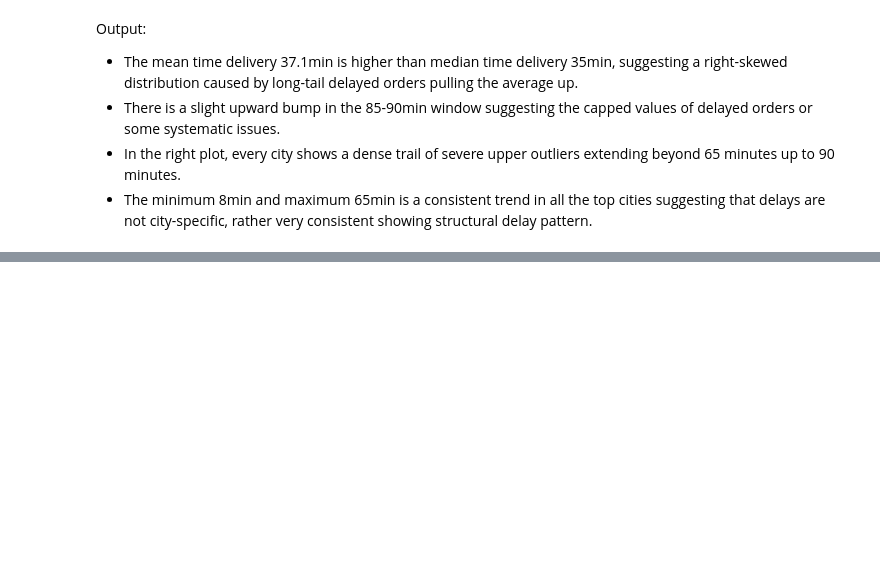
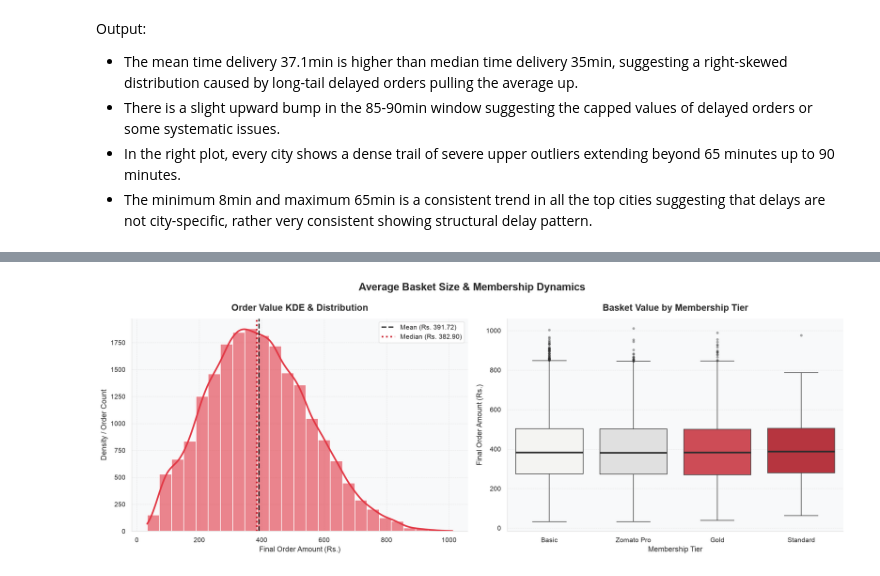
Before and after one commit to priyankavasavada/Zomato_Business_Intelligence_Project, a Jupyter notebook: notebooks/02_eda.ipynb, the cells around one changed output, grey strips where cells are left out. Cells and saved outputs as stored; diff of their text form; code cells hidden in the pictures; blank space fills up the shorter version.

Commit message:
Performed EDA on Membership Dynamics and Customer Retention & Repeat Purchase Share

```diff
--- a/notebooks/02_eda.ipynb
+++ b/notebooks/02_eda.ipynb
@@ -688,0 +700,19 @@ Output:
+# %%
+
+# Fallback default if Membership is unassigned
+orders_cm['Membership'] = orders_cm['Membership'].fillna('Standard')
+
+# 2. Join Order Items to aggregate Item Count per Order (Basket Size)
+if 'OrderID' in order_items.columns:
+    basket_counts = (
+        order_items.groupby('OrderID')
+        .size()
+        .reset_index(name='ItemsPerOrder')
+    )
+    orders_cm = orders_cm.merge(basket_counts, on='OrderID', how='left')
+    orders_cm['ItemsPerOrder'] = orders_cm['ItemsPerOrder'].fillna(1).astype(int)
+
+# 3. Extract Tier Order by Frequency (Basic, Gold, Zomato Pro, Standard)
+tier_order = (
+    orders_cm['Membership'].value_counts().index.tolist()
+)
@@ -688,0 +744,71 @@ Output:
+# %%
+fig, axes = plt.subplots(1, 2, figsize=(16, 6))
+fig.suptitle("Average Basket Size & Membership Dynamics")
+
+sns.histplot(
+    data=orders_cm,
+    x='FinalAmount',
+    kde=True,
+    bins=25,
+    color=ZOMATO_RED,
+    line_kws={'linewidth': 2.5, 'color': ZOMATO_DARK_RED},
+    alpha=0.6,
+    ax=axes[0],
+)
+
+mean_aov = orders_cm['FinalAmount'].mean()
+median_aov = orders_cm['FinalAmount'].median()
+
+axes[0].axvline(
+    mean_aov,
+    color=CHARCOAL,
+    linestyle='--',
+    linewidth=2,
+    label=f'Mean (Rs. {mean_aov:,.2f})',
+)
+axes[0].axvline(
+    median_aov,
+    color=ZOMATO_DARK_RED,
+    linestyle=':',
+    linewidth=2.5,
+    label=f'Median (Rs. {median_aov:,.2f})',
+)
+
+axes[0].set_title(
+    'Order Value KDE & Distribution',
+    fontweight='bold',
+    color=CHARCOAL,
+)
+axes[0].set_xlabel('Final Order Amount (Rs.)')
+axes[0].set_ylabel('Density / Order Count')
+axes[0].legend(loc='upper right')
+
+# Basket Value by Membership Tier
+sns.boxplot(
+    data=orders_cm,
+    x='Membership',
+    y='FinalAmount',
+    order=tier_order,
+    palette=[NEUTRAL_BOX, NEUTRAL_GREY, ZOMATO_RED, ZOMATO_DARK_RED],
+    medianprops={'color': CHARCOAL, 'linewidth': 2.5},
+    flierprops={
+        'marker': 'o',
+        'markerfacecolor': CHARCOAL,
+        'markeredgecolor': 'none',
+        'alpha': 0.4,
+        'markersize': 4,
+    },
+    ax=axes[1],
+)
+
+axes[1].set_title(
+    'Basket Value by Membership Tier',
+    fontweight='bold',
+    color=CHARCOAL,
+)
+axes[1].set_xlabel('Membership Tier')
+axes[1].set_ylabel('Final Order Amount (Rs.)')
+
+plt.tight_layout()
+plt.show()
+# %% [output]
@@ -688,0 +818 @@ Output:
+[figure, added]
```
Also changed, not shown: parts of 20 cells of this notebook.
